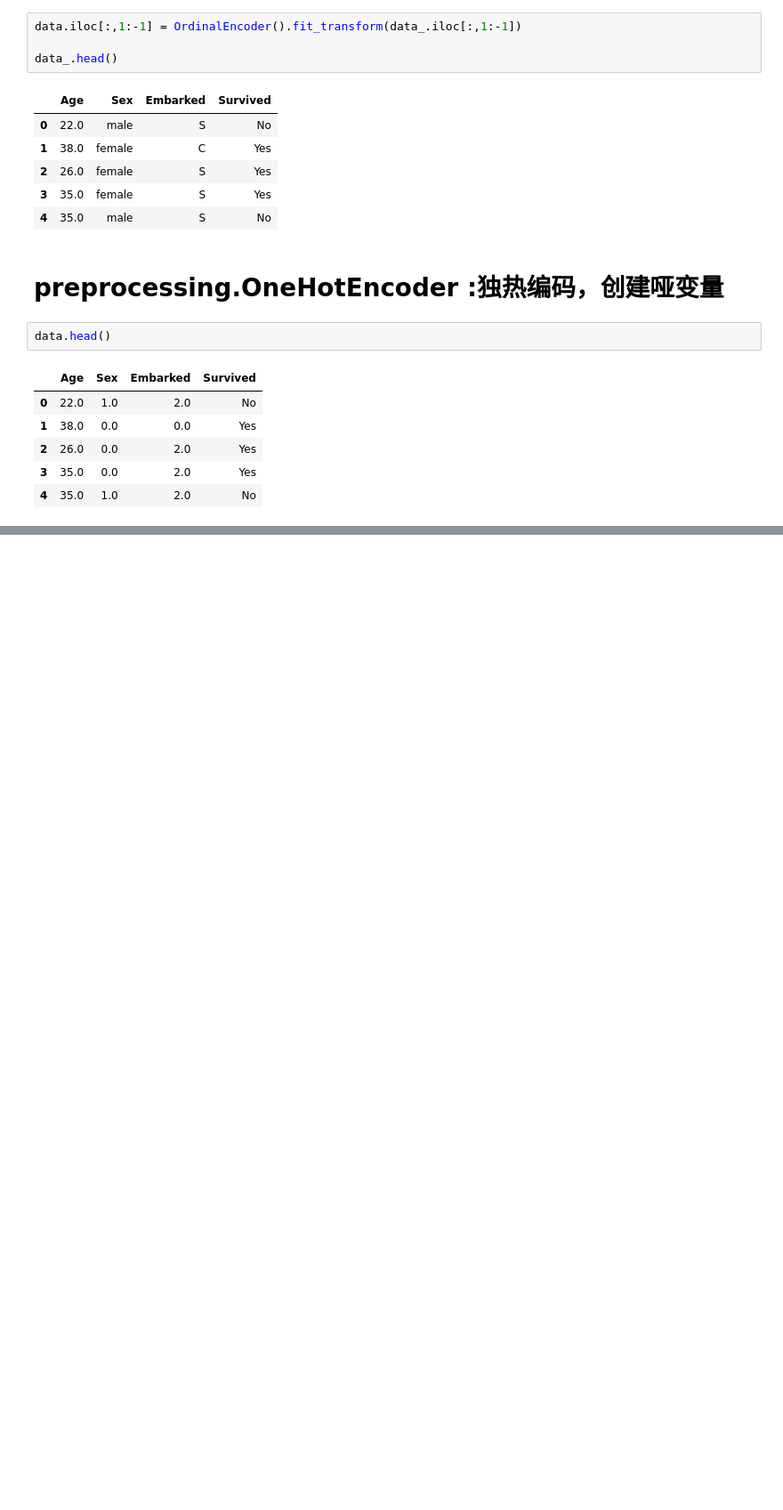
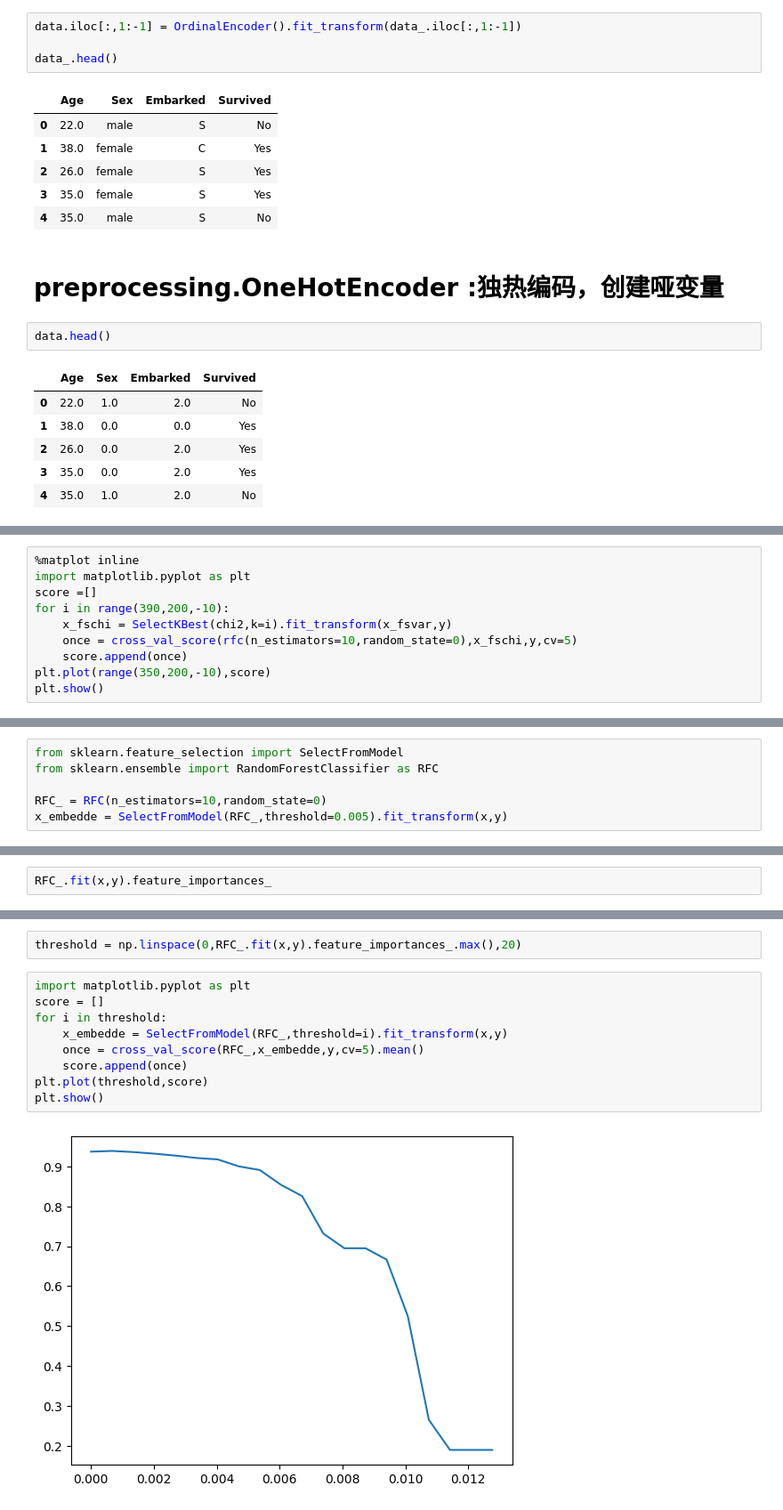
Before and after one commit to hezhen98/-, a Jupyter notebook: data process.ipynb, the cells around one changed output, grey strips where cells are left out. Shown at 89% size. Drawn from its saved outputs; the diff is of its cells as text; blank space fills up the shorter version.

```diff
--- a/data process.ipynb
+++ b/data process.ipynb
@@ -274,0 +556,10 @@ result = enc.transform
+# %%
+%matplot inline
+import matplotlib.pyplot as plt
+score =[]
+for i in range(390,200,-10):
+    x_fschi = SelectKBest(chi2,k=i).fit_transform(x_fsvar,y)
+    once = cross_val_score(rfc(n_estimators=10,random_state=0),x_fschi,y,cv=5)
+    score.append(once)
+plt.plot(range(350,200,-10),score)
+plt.show()
@@ -274,0 +626,6 @@ result = enc.transform
+# %%
+from sklearn.feature_selection import SelectFromModel
+from sklearn.ensemble import RandomForestClassifier as RFC
+
+RFC_ = RFC(n_estimators=10,random_state=0)
+x_embedde = SelectFromModel(RFC_,threshold=0.005).fit_transform(x,y)
@@ -274,0 +636,2 @@ result = enc.transform
+# %%
+RFC_.fit(x,y).feature_importances_
@@ -274,0 +656,13 @@ result = enc.transform
+# %%
+threshold = np.linspace(0,RFC_.fit(x,y).feature_importances_.max(),20)
+# %%
+import matplotlib.pyplot as plt
+score = []
+for i in threshold:
+    x_embedde = SelectFromModel(RFC_,threshold=i).fit_transform(x,y)
+    once = cross_val_score(RFC_,x_embedde,y,cv=5).mean()
+    score.append(once)
+plt.plot(threshold,score)
+plt.show()
+# %% [output]
+[figure, added]
```
Also changed, not shown: parts of 66 cells of this notebook.
